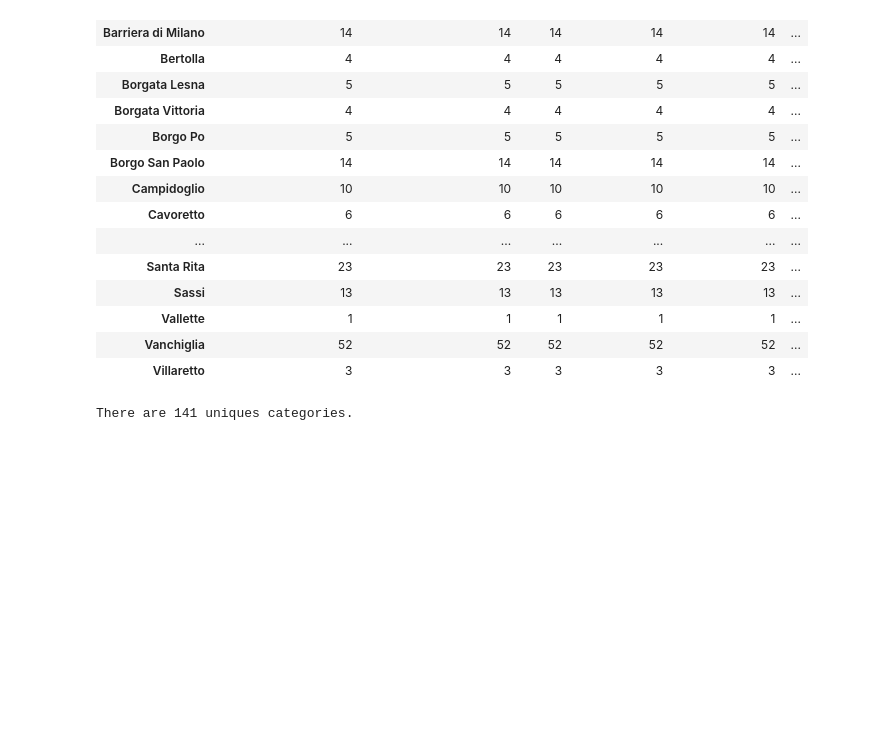
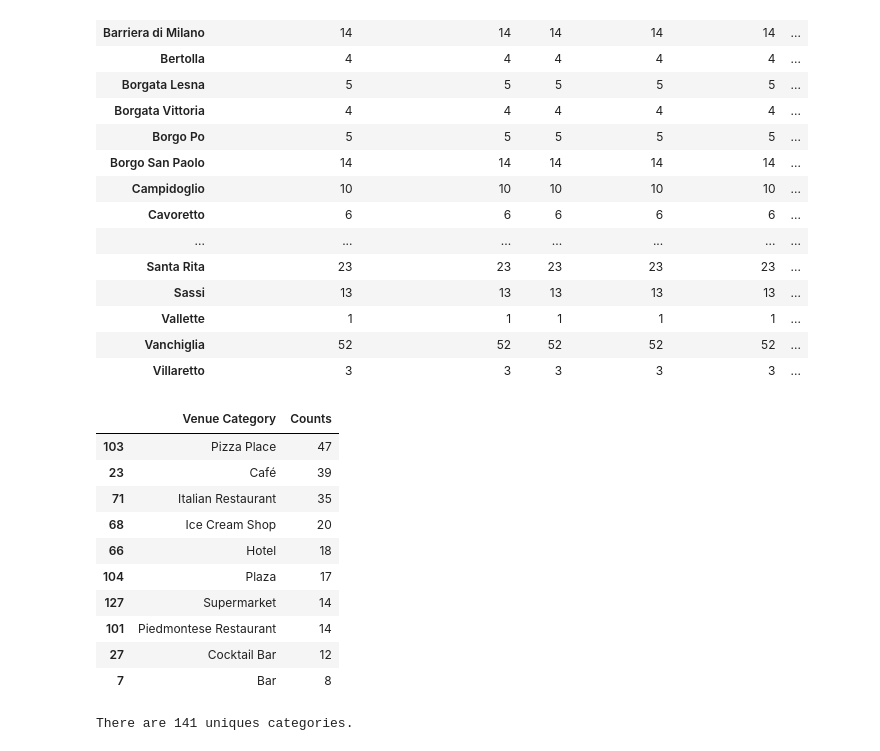
Before and after one commit to pie88tro/Coursera_Capstone, a Jupyter notebook: The Battle of Neighborhoods.ipynb, the cells around one changed output. Drawn from its saved outputs; the diff is of its cells as text; code cells hidden in the pictures; blank space fills up the shorter version.

```diff
--- a/The Battle of Neighborhoods.ipynb
+++ b/The Battle of Neighborhoods.ipynb
@@ -214,6 +214,22 @@ venues.groupby('Neighborhood').count()
 | Vallette | 1 | 1 | 1 | 1 | 1 | ... |
 | Vanchiglia | 52 | 52 | 52 | 52 | 52 | ... |
 | Villaretto | 3 | 3 | 3 | 3 | 3 | ... |
+# %%
+#count of Venue Category
+ven = venues.groupby('Venue Category').size().reset_index(name='Counts')
+ven.sort_values(by=['Counts'], ascending=False).head(10)
+# %% [output]
+|  | Venue Category | Counts |
+| 103 | Pizza Place | 47 |
+| 23 | Café | 39 |
+| 71 | Italian Restaurant | 35 |
+| 68 | Ice Cream Shop | 20 |
+| 66 | Hotel | 18 |
+| 104 | Plaza | 17 |
+| 127 | Supermarket | 14 |
+| 101 | Piedmontese Restaurant | 14 |
+| 27 | Cocktail Bar | 12 |
+| 7 | Bar | 8 |
 # %%
 #how many unique categories can be curated from all the returned venues?
 print('There are {} uniques categories.'.format(len(venues['Venue Category'].unique())))
```
Also changed, not shown: parts of 1 cell of this notebook.
